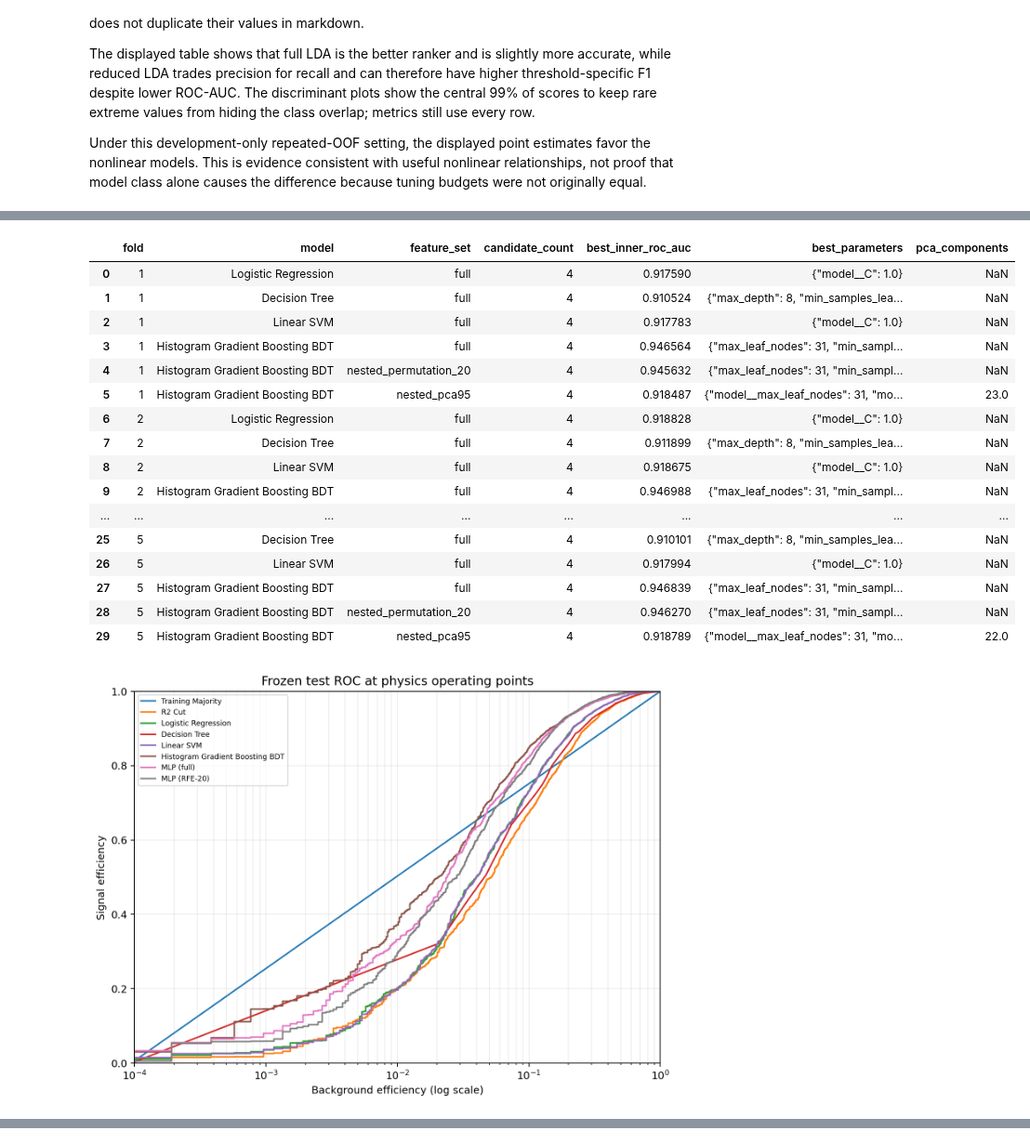
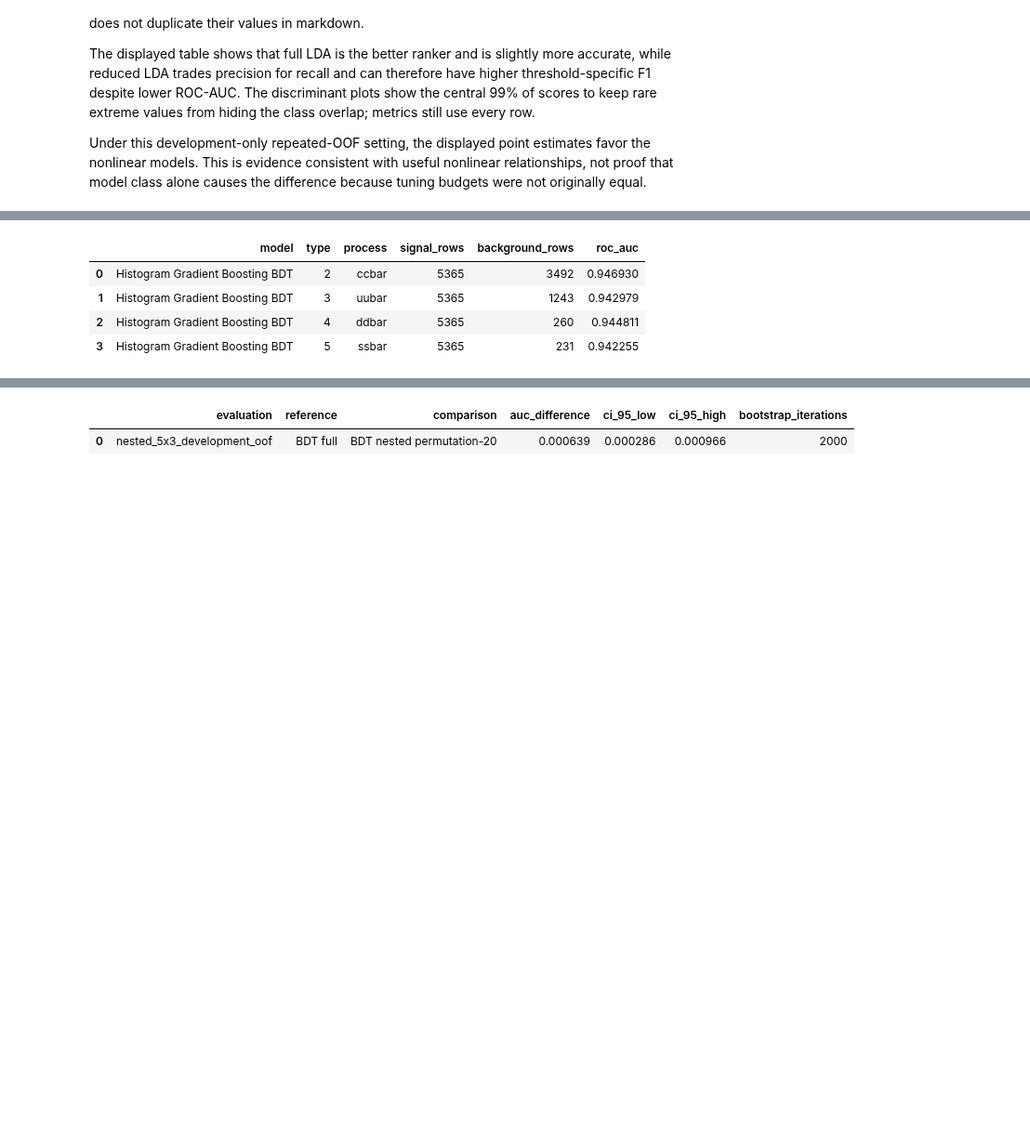
Before and after one commit to Ankitk108/IDC409-Project, a Jupyter notebook: notebooks/continuum_suppression.ipynb, the cells around one changed output, grey strips where cells are left out. Shown at 93% size. Cells and saved outputs as stored; diff of their text form; code cells hidden in the pictures; blank space fills up the shorter version.

```diff
--- a/notebooks/continuum_suppression.ipynb
+++ b/notebooks/continuum_suppression.ipynb
@@ -633,34 +581,71 @@ methodology_paths = {
     'differences': PROJECT_ROOT / 'results/tables/methodology_test_auc_differences.csv',
     'operating': PROJECT_ROOT / 'results/tables/methodology_test_operating_points.csv',
     'process': PROJECT_ROOT / 'results/tables/methodology_test_process_efficiencies.csv',
+    'process_auc': PROJECT_ROOT / 'results/tables/methodology_test_process_auc.csv',
+    'feature_audit': PROJECT_ROOT / 'results/tables/methodology_feature_audit.csv',
     'nested': PROJECT_ROOT / 'results/tables/methodology_nested_metrics.csv',
     'tuning': PROJECT_ROOT / 'results/tables/methodology_nested_tuning.csv',
+    'nested_difference': PROJECT_ROOT / 'results/tables/methodology_nested_auc_differences.csv',
+    'selection_frequency': PROJECT_ROOT / 'results/tables/methodology_nested_selection_frequency.csv',
+    'selection_jaccard': PROJECT_ROOT / 'results/tables/methodology_nested_selection_jaccard.csv',
+    'calibration': PROJECT_ROOT / 'results/tables/methodology_bdt_calibration.csv',
+    'learning': PROJECT_ROOT / 'results/tables/methodology_bdt_learning_curve.csv',
     'roc': PROJECT_ROOT / 'results/figures/methodology_test_log_roc.png',
+    'diagnostics': PROJECT_ROOT / 'results/figures/methodology_bdt_diagnostics.png',
 }
 if all(path.is_file() for path in methodology_paths.values()):
     method_auc = pd.read_csv(methodology_paths['auc'])
     method_diff = pd.read_csv(methodology_paths['differences'])
     method_operating = pd.read_csv(methodology_paths['operating'])
     method_process = pd.read_csv(methodology_paths['process'])
+    method_process_auc = pd.read_csv(methodology_paths['process_auc'])
+    method_feature_audit = pd.read_csv(methodology_paths['feature_audit']).fillna({'duplicate_of': ''})
     method_nested = pd.read_csv(methodology_paths['nested'])
     method_tuning = pd.read_csv(methodology_paths['tuning'])
+    method_nested_difference = pd.read_csv(methodology_paths['nested_difference'])
+    method_selection_frequency = pd.read_csv(methodology_paths['selection_frequency'])
+    method_selection_jaccard = pd.read_csv(methodology_paths['selection_jaccard'])
+    method_calibration = pd.read_csv(methodology_paths['calibration'])
+    method_learning = pd.read_csv(methodology_paths['learning'])
     display(method_auc.sort_values('roc_auc', ascending=False))
     display(method_diff.sort_values('auc_difference', ascending=False))
-    display(method_operating.sort_values(['target_signal_efficiency', 'background_rejection'], ascending=[True, False]))
+    headline = unified_results_table(method_auc, method_nested, method_operating)
+    display(headline.sort_values('test_auc_ci', ascending=False))
+    display(method_operating.sort_values(['target_signal_efficiency', 'background_rejection_factor'], ascending=[True, False]))
     display(method_process)
-    display(method_nested.sort_values('roc_auc', ascending=False))
+    display(method_process_auc)
+    display(method_nested[['model', 'feature_set', 'fold_roc_auc_mean', 'fold_roc_auc_std']].sort_values('fold_roc_auc_mean', ascending=False))
     display(method_tuning)
+    display(method_nested_difference)
+    display(method_selection_frequency)
+    display(method_selection_jaccard)
+    display(method_feature_audit.loc[(method_feature_audit['duplicate_of'] != '') | (method_feature_audit['zero_fraction'] > 0.05)])
+    display(method_calibration)
+    display(method_learning)
     display(Image(filename=str(methodology_paths['roc'])))
-    best = method_nested.sort_values('roc_auc', ascending=False).iloc[0]
+    display(Image(filename=str(methodology_paths['diagnostics'])))
+    best = method_nested.sort_values('fold_roc_auc_mean', ascending=False).iloc[0]
     bdt_ci = method_auc.loc[method_auc['model'] == 'Histogram Gradient Boosting BDT'].iloc[0]
     mlp_delta = method_diff.loc[(method_diff['reference'] == 'MLP (full)') & (method_diff['comparison'] == 'MLP (RFE-20)')].iloc[0]
     bdt_points = method_operating.loc[method_operating['model'] == 'Histogram Gradient Boosting BDT'].sort_values('target_signal_efficiency')
-    print(f"Frozen-test BDT AUC {bdt_ci.roc_auc:.4f} (paired-bootstrap 95% CI {bdt_ci.ci_95_low:.4f}–{bdt_ci.ci_95_high:.4f}).")
-    print(f"Full-minus-RFE MLP AUC {mlp_delta.auc_difference:.4f} (95% CI {mlp_delta.ci_95_low:.4f}–{mlp_delta.ci_95_high:.4f}).")
-    for row in bdt_points.itertuples(): print(f"BDT background rejection at {row.target_signal_efficiency:.0%} signal efficiency: {row.background_rejection:.2f}.")
-    print(f"Best nested development result: {best['model']} / {best.feature_set}, AUC {best.roc_auc:.4f}.")
+    bdt_mlp = method_diff.loc[(method_diff['reference'] == 'Histogram Gradient Boosting BDT') & (method_diff['comparison'] == 'MLP (full)')].iloc[0]
+    print(f"BDT test AUC {bdt_ci.roc_auc:.3f} (95% CI {bdt_ci.ci_95_low:.3f}-{bdt_ci.ci_95_high:.3f}).")
+    print(f"BDT-minus-MLP AUC {bdt_mlp.auc_difference:.3f} (95% CI {bdt_mlp.ci_95_low:.3f}-{bdt_mlp.ci_95_high:.3f}).")
+    print(f"Full-minus-RFE MLP AUC {mlp_delta.auc_difference:.3f} (95% CI {mlp_delta.ci_95_low:.3f}-{mlp_delta.ci_95_high:.3f}).")
+    for row in bdt_points.itertuples(): print(f"BDT inverse background rejection at {row.target_signal_efficiency:.0%} signal efficiency: {row.background_rejection_factor:.1f}x (95% CI {row.rejection_factor_ci_95_low:.1f}-{row.rejection_factor_ci_95_high:.1f}x).")
+    calibration_gap = (method_calibration['observed_signal_fraction'] - method_calibration['mean_predicted_probability']).abs().max()
+    learning_gain = method_learning['validation_roc_auc_mean'].iloc[-1] - method_learning['validation_roc_auc_mean'].iloc[0]
+    last_gain = method_learning['validation_roc_auc_mean'].iloc[-1] - method_learning['validation_roc_auc_mean'].iloc[-2]
+    stable_core = int((method_selection_frequency['selection_frequency'] == 1.0).sum())
+    jaccard_low = method_selection_jaccard['jaccard'].min()
+    jaccard_high = method_selection_jaccard['jaccard'].max()
+    print(f"Maximum absolute quantile-bin calibration gap: {calibration_gap:.3f}.")
+    print(f"Validation AUC gain from smallest to largest learning-curve sample: {learning_gain:.4f}; final increment: {last_gain:.4f}.")
+    print(f"Fold-selected feature stability: {stable_core} features in every fold; pairwise Jaccard {jaccard_low:.3f}-{jaccard_high:.3f}.")
+    print(f"Best nested development result: {best['model']} / {best.feature_set}, mean fold AUC {best.fold_roc_auc_mean:.3f}.")
 else:
-    print('Study E artifacts are pending; run the audit and nested commands outside the notebook.')
+    missing = [str(path) for path in methodology_paths.values() if not path.is_file()]
+    raise FileNotFoundError(f'Required methodology artifacts are missing: {missing}')
 # %% [output]
 |  | model | roc_auc | ci_95_low | ci_95_high | bootstrap_iterations |
 | 5 | Histogram Gradient Boosting BDT | 0.945678 | 0.941651 | 0.949814 | 2000 |
@@ -720,18 +707,5 @@ else:
-|  | fold | model | feature_set | candidate_count | best_inner_roc_auc | best_parameters | pca_components |
-| 0 | 1 | Logistic Regression | full | 4 | 0.917590 | {"model__C": 1.0} | NaN |
-| 1 | 1 | Decision Tree | full | 4 | 0.910524 | {"max_depth": 8, "min_samples_lea... | NaN |
-| 2 | 1 | Linear SVM | full | 4 | 0.917783 | {"model__C": 1.0} | NaN |
-| 3 | 1 | Histogram Gradient Boosting BDT | full | 4 | 0.946564 | {"max_leaf_nodes": 31, "min_sampl... | NaN |
-| 4 | 1 | Histogram Gradient Boosting BDT | nested_permutation_20 | 4 | 0.945632 | {"max_leaf_nodes": 31, "min_sampl... | NaN |
-| 5 | 1 | Histogram Gradient Boosting BDT | nested_pca95 | 4 | 0.918487 | {"model__max_leaf_nodes": 31, "mo... | 23.0 |
-| 6 | 2 | Logistic Regression | full | 4 | 0.918828 | {"model__C": 1.0} | NaN |
-| 7 | 2 | Decision Tree | full | 4 | 0.911899 | {"max_depth": 8, "min_samples_lea... | NaN |
-| 8 | 2 | Linear SVM | full | 4 | 0.918675 | {"model__C": 1.0} | NaN |
-| 9 | 2 | Histogram Gradient Boosting BDT | full | 4 | 0.946988 | {"max_leaf_nodes": 31, "min_sampl... | NaN |
-| ... | ... | ... | ... | ... | ... | ... | ... |
-| 25 | 5 | Decision Tree | full | 4 | 0.910101 | {"max_depth": 8, "min_samples_lea... | NaN |
-| 26 | 5 | Linear SVM | full | 4 | 0.917994 | {"model__C": 1.0} | NaN |
-| 27 | 5 | Histogram Gradient Boosting BDT | full | 4 | 0.946839 | {"max_leaf_nodes": 31, "min_sampl... | NaN |
-| 28 | 5 | Histogram Gradient Boosting BDT | nested_permutation_20 | 4 | 0.946270 | {"max_leaf_nodes": 31, "min_sampl... | NaN |
-| 29 | 5 | Histogram Gradient Boosting BDT | nested_pca95 | 4 | 0.918789 | {"model__max_leaf_nodes": 31, "mo... | 22.0 |
+|  | model | type | process | signal_rows | background_rows | roc_auc |
+| 0 | Histogram Gradient Boosting BDT | 2 | ccbar | 5365 | 3492 | 0.946930 |
+| 1 | Histogram Gradient Boosting BDT | 3 | uubar | 5365 | 1243 | 0.942979 |
+| 2 | Histogram Gradient Boosting BDT | 4 | ddbar | 5365 | 260 | 0.944811 |
+| 3 | Histogram Gradient Boosting BDT | 5 | ssbar | 5365 | 231 | 0.942255 |
-[figure, removed]
@@ -737,0 +736,2 @@ else:
+|  | evaluation | reference | comparison | auc_difference | ci_95_low | ci_95_high | bootstrap_iterations |
+| 0 | nested_5x3_development_oof | BDT full | BDT nested permutation-20 | 0.000639 | 0.000286 | 0.000966 | 2000 |
```
Also changed, not shown: parts of 50 cells of this notebook, 18 other files.
